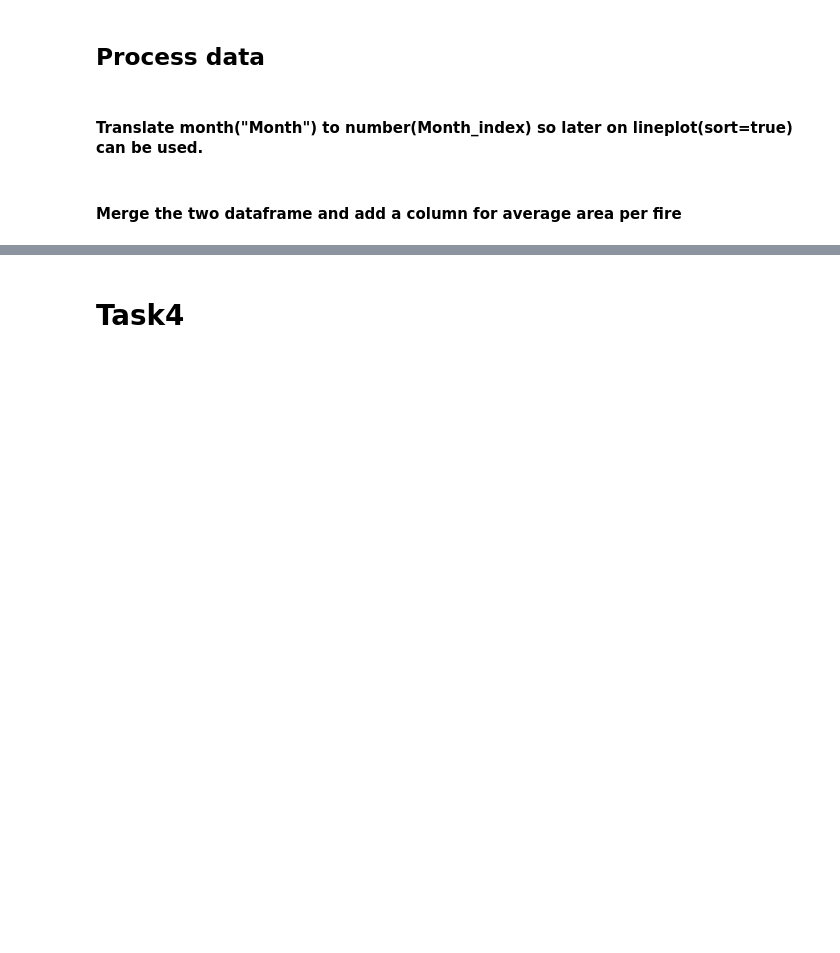
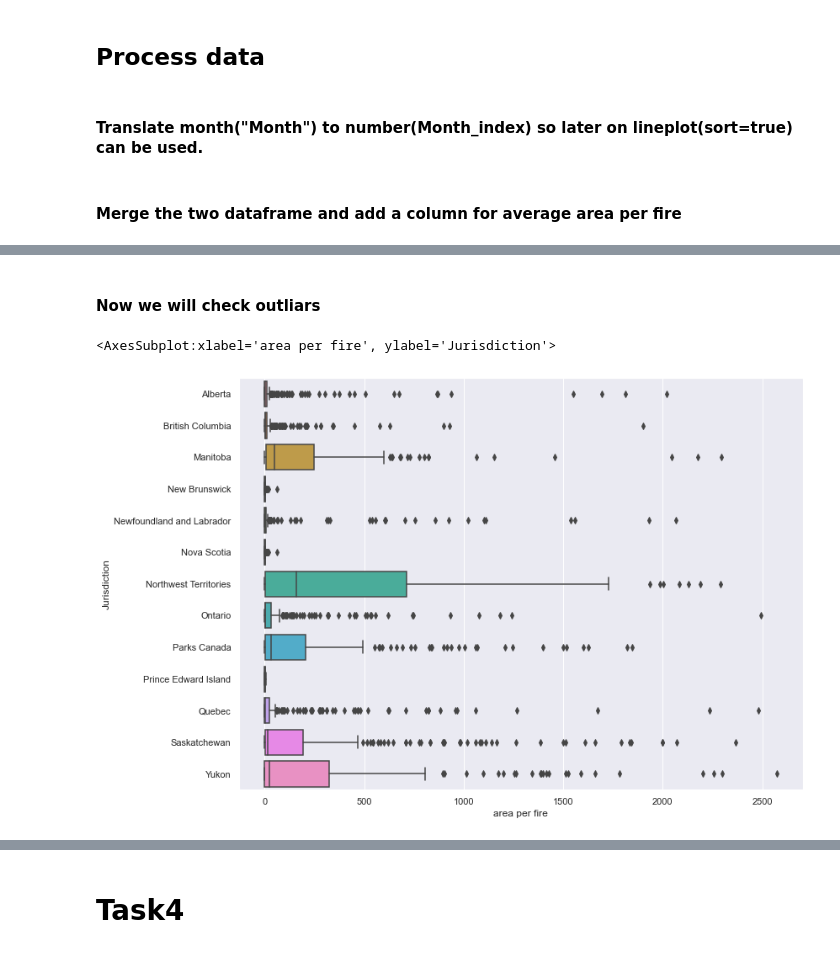
Before and after one commit to data301-2021-winter1/solo-Andrew1422, a Jupyter notebook: notebooks/analysis3.ipynb, the cells around one changed output, grey strips where cells are left out. Saved outputs shown, nothing was run; the diff lists cells and outputs as text; code cells hidden in the pictures; blank space fills up the shorter version.

```diff
--- a/notebooks/analysis3.ipynb
+++ b/notebooks/analysis3.ipynb
@@ -96,0 +97,8 @@ table3=table3.reindex(columns=["Year","Jurisdiction","Month_index","Month","Numb
+# %% [markdown]
+#### Now we will check outliars
+# %%
+plt.figure(figsize=(12,9))
+sns.boxplot(y='Jurisdiction',x='area per fire',data=table3)
+# %% [output]
+<AxesSubplot:xlabel='area per fire', ylabel='Jurisdiction'>
+[figure, added]
```
Also changed, not shown: parts of 8 cells of this notebook, 3 other files.
